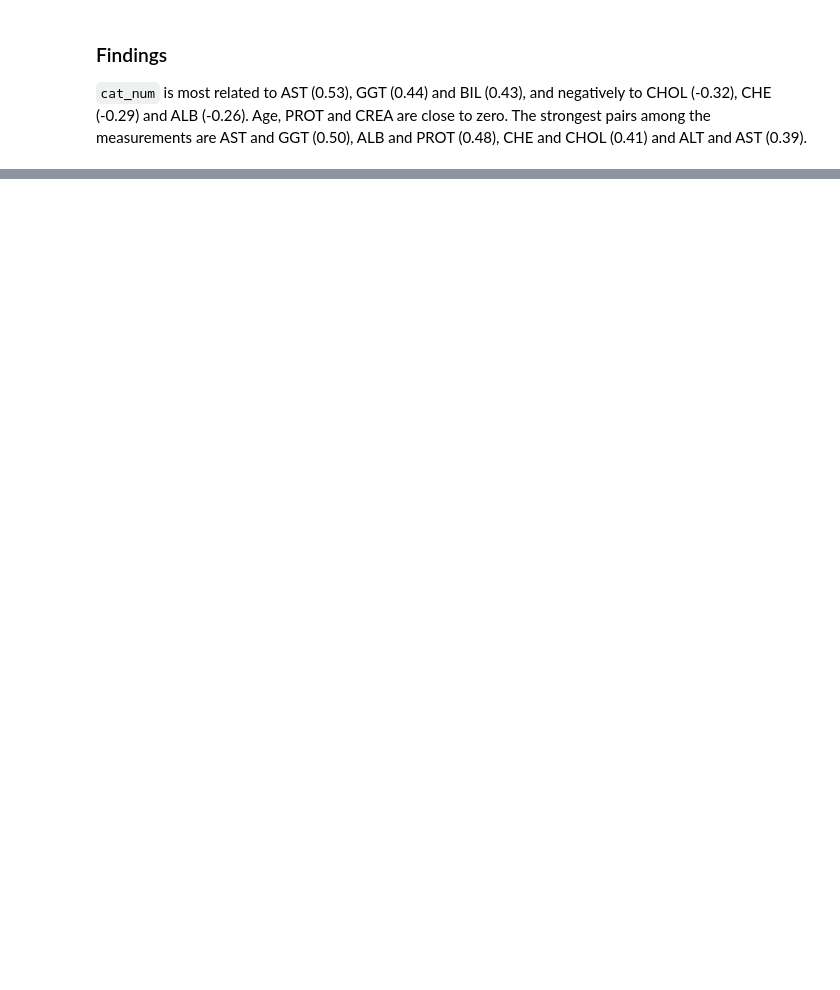
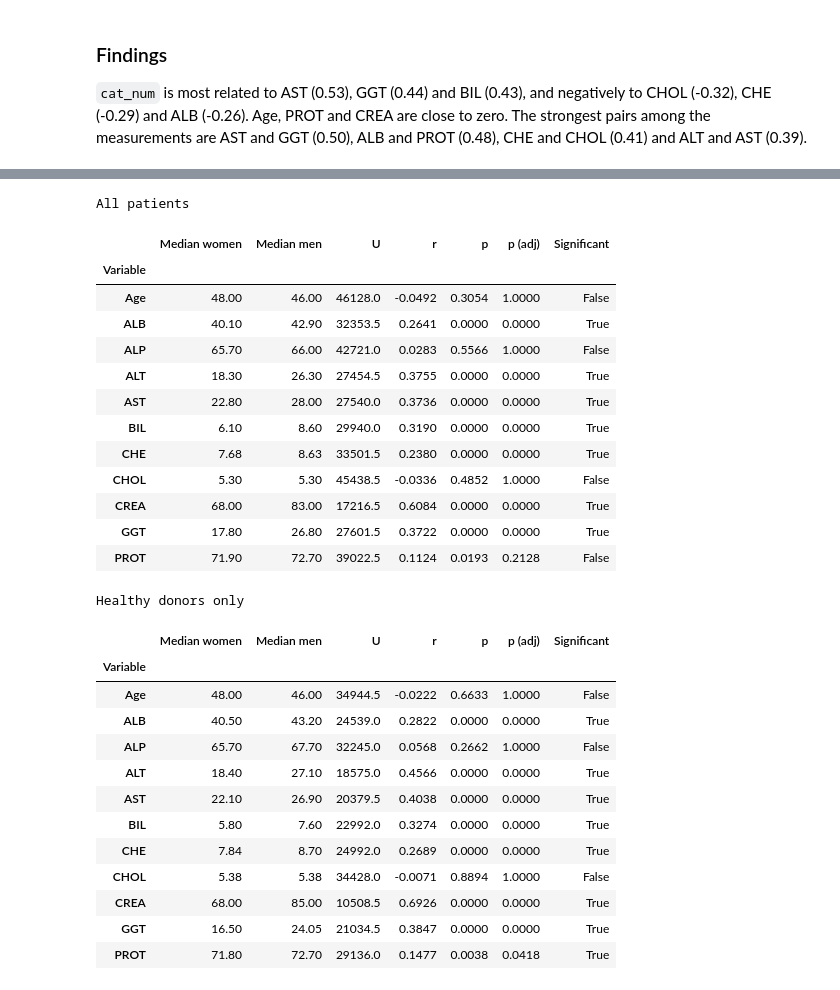
Before and after one commit to omaralhajjaj4-star/hcv-ML-DS-project, a Jupyter notebook: stats.ipynb, the cells around one changed output, grey strips where cells are left out. Drawn from its saved outputs; the diff is of its cells as text; code cells hidden in the pictures; blank space fills up the shorter version.

```diff
--- a/stats.ipynb
+++ b/stats.ipynb
@@ -302,0 +308,58 @@ plt.show()
+# %%
+# Mann-Whitney U test for every measurement, women against men
+def compare_sexes(data):
+    rows = []
+    for column in NUMERIC_COLUMNS:
+        women = data.loc[data["Sex"] == "f", column]
+        men = data.loc[data["Sex"] == "m", column]
+        u_stat, p_value = stats.mannwhitneyu(women, men, alternative="two-sided")
+        rows.append({
+            "Variable": column,
+            "Median women": women.median(),
+            "Median men": men.median(),
+            "U": u_stat,
+            # rank-biserial correlation as the effect size
+            "r": 1 - 2 * u_stat / (len(women) * len(men)),
+            "p": p_value,
+        })
+    result = pd.DataFrame(rows)
+    # Bonferroni: multiply by the 11 tests and cap at 1
+    result["p (adj)"] = (result["p"] * len(NUMERIC_COLUMNS)).clip(upper=1)
+    result["Significant"] = result["p (adj)"] < ALPHA
+    return result.set_index("Variable").round(4)
+
+print("All patients")
+display(compare_sexes(df))
+
+# healthy donors only, so disease does not hide the effect of sex
+print("Healthy donors only")
+display(compare_sexes(df[df[TARGET] == "Healthy"]))
+# %% [output]
+All patients
+|  | Median women | Median men | U | r | p | p (adj) | Significant |
+| Variable |  |  |  |  |  |  |  |
+| Age | 48.00 | 46.00 | 46128.0 | -0.0492 | 0.3054 | 1.0000 | False |
+| ALB | 40.10 | 42.90 | 32353.5 | 0.2641 | 0.0000 | 0.0000 | True |
+| ALP | 65.70 | 66.00 | 42721.0 | 0.0283 | 0.5566 | 1.0000 | False |
+| ALT | 18.30 | 26.30 | 27454.5 | 0.3755 | 0.0000 | 0.0000 | True |
+| AST | 22.80 | 28.00 | 27540.0 | 0.3736 | 0.0000 | 0.0000 | True |
+| BIL | 6.10 | 8.60 | 29940.0 | 0.3190 | 0.0000 | 0.0000 | True |
+| CHE | 7.68 | 8.63 | 33501.5 | 0.2380 | 0.0000 | 0.0000 | True |
+| CHOL | 5.30 | 5.30 | 45438.5 | -0.0336 | 0.4852 | 1.0000 | False |
+| CREA | 68.00 | 83.00 | 17216.5 | 0.6084 | 0.0000 | 0.0000 | True |
+| GGT | 17.80 | 26.80 | 27601.5 | 0.3722 | 0.0000 | 0.0000 | True |
+| PROT | 71.90 | 72.70 | 39022.5 | 0.1124 | 0.0193 | 0.2128 | False |
+Healthy donors only
+|  | Median women | Median men | U | r | p | p (adj) | Significant |
+| Variable |  |  |  |  |  |  |  |
+| Age | 48.00 | 46.00 | 34944.5 | -0.0222 | 0.6633 | 1.0000 | False |
+| ALB | 40.50 | 43.20 | 24539.0 | 0.2822 | 0.0000 | 0.0000 | True |
+| ALP | 65.70 | 67.70 | 32245.0 | 0.0568 | 0.2662 | 1.0000 | False |
+| ALT | 18.40 | 27.10 | 18575.0 | 0.4566 | 0.0000 | 0.0000 | True |
+| AST | 22.10 | 26.90 | 20379.5 | 0.4038 | 0.0000 | 0.0000 | True |
+| BIL | 5.80 | 7.60 | 22992.0 | 0.3274 | 0.0000 | 0.0000 | True |
+| CHE | 7.84 | 8.70 | 24992.0 | 0.2689 | 0.0000 | 0.0000 | True |
+| CHOL | 5.38 | 5.38 | 34428.0 | -0.0071 | 0.8894 | 1.0000 | False |
+| CREA | 68.00 | 85.00 | 10508.5 | 0.6926 | 0.0000 | 0.0000 | True |
+| GGT | 16.50 | 24.05 | 21034.5 | 0.3847 | 0.0000 | 0.0000 | True |
+| PROT | 71.80 | 72.70 | 29136.0 | 0.1477 | 0.0038 | 0.0418 | True |
```
Also changed, not shown: parts of 5 cells of this notebook, 5 other files.
